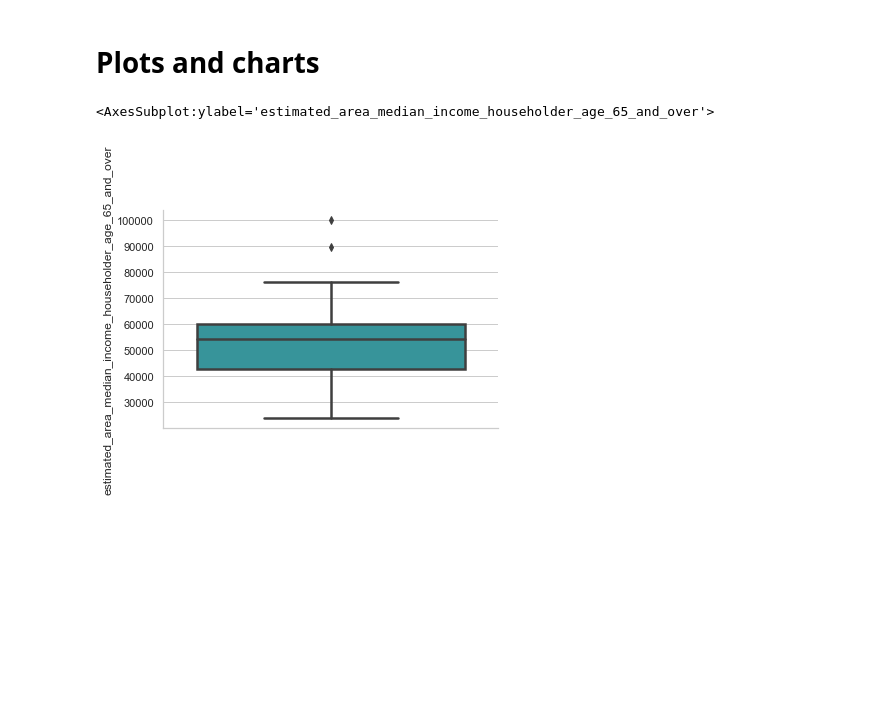
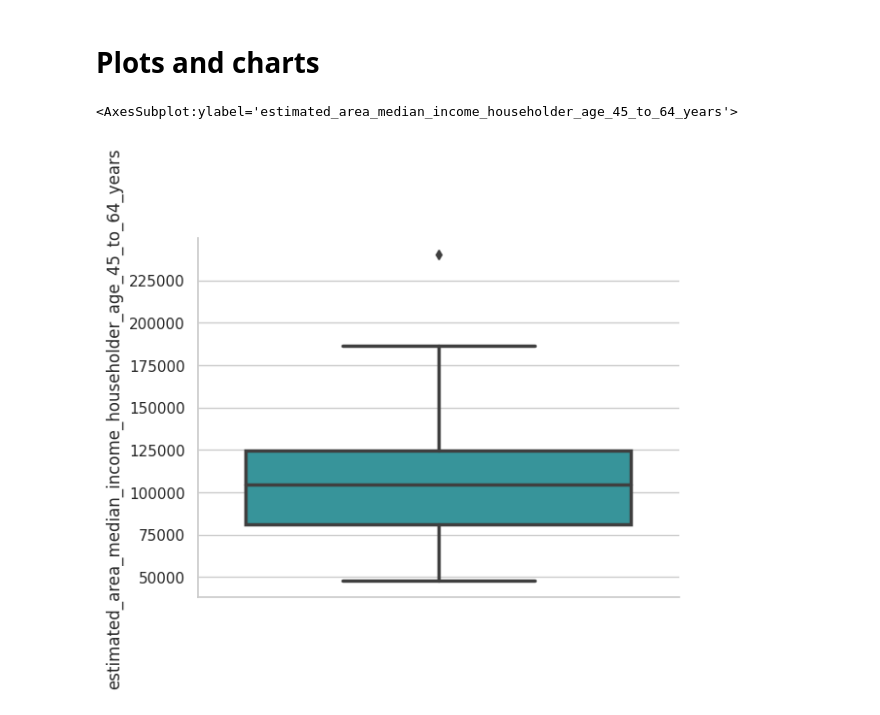
Before and after one commit to tsdataclinic/data-clinic-tech-fit, a Jupyter notebook: notebooks/data_visualization.ipynb, the cells around one changed output. Saved outputs shown, nothing was run; the diff lists cells and outputs as text; code cells hidden in the pictures; blank space fills up the shorter version.

```diff
--- a/notebooks/data_visualization.ipynb
+++ b/notebooks/data_visualization.ipynb
@@ -56,7 +69,7 @@ No handles with labels found to put in legend.
 # %% [markdown]
 # Plots and charts
 # %%
-sns.boxplot(data=gdf, y = "estimated_area_median_income_householder_age_65_and_over")
+sns.boxplot(data=gdf, y = "estimated_area_median_income_householder_age_45_to_64_years")
 # %% [output]
-<AxesSubplot:ylabel='estimated_area_median_income_householder_age_65_and_over'>
+<AxesSubplot:ylabel='estimated_area_median_income_householder_age_45_to_64_years'>
-[figure, old version]
+[figure, new version]
```
Also changed, not shown: parts of 5 cells of this notebook, 4 other files.
